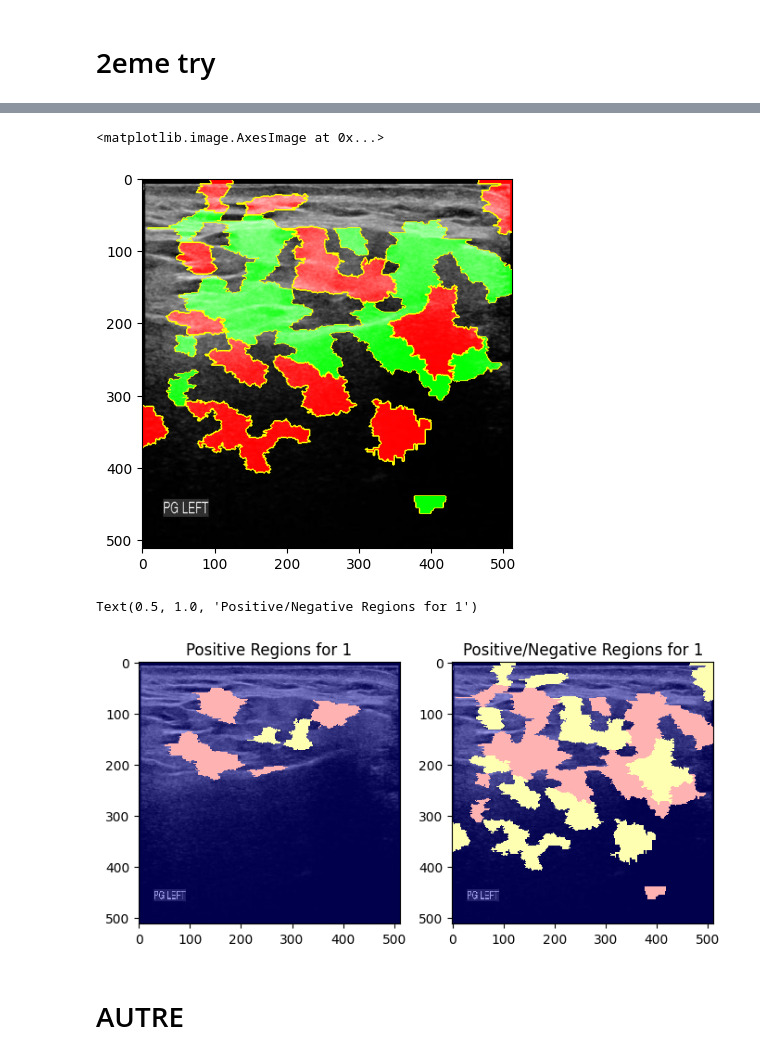
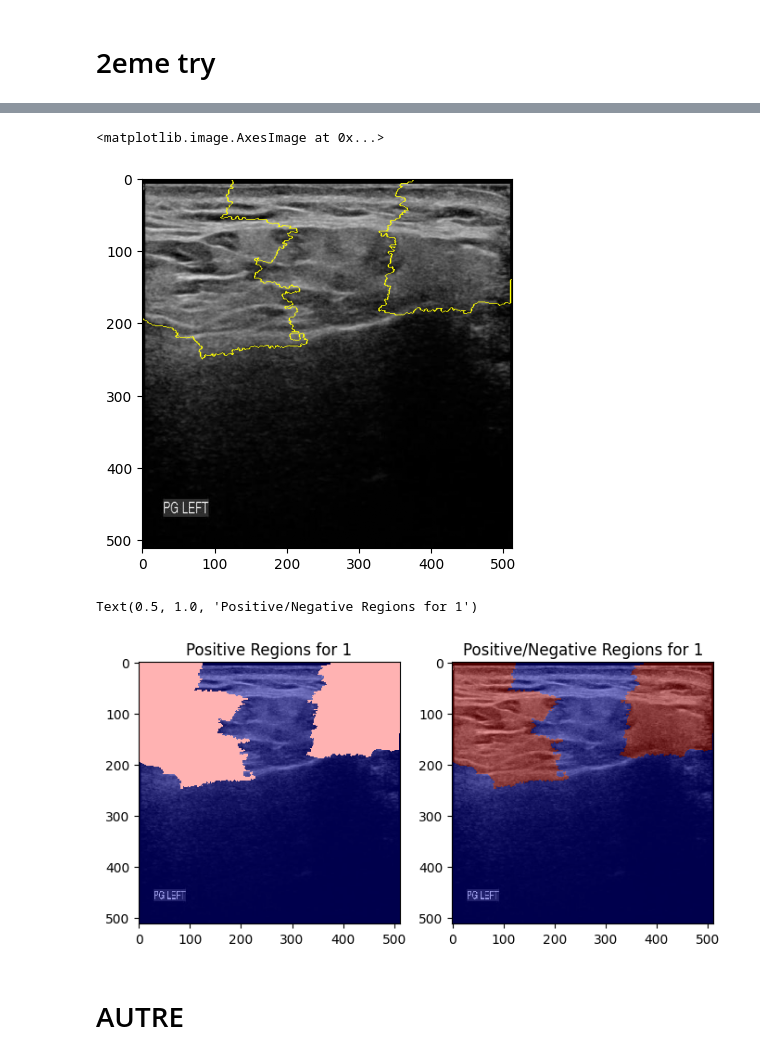
Before and after one commit to nou321/PFE_Nour, a Jupyter notebook: Lime_Method.ipynb, the cells around one changed output, grey strips where cells are left out. Drawn from its saved outputs; the diff is of its cells as text; code cells hidden in the pictures.

```diff
--- a/Lime_Method.ipynb
+++ b/Lime_Method.ipynb
@@ -55,9 +55,10 @@ nsj_path='/content/drive/MyDrive/Colab Notebooks/Pfe/3 HarmonicSS benchmark data
 # %% [output]
 Mounted at /content/drive
 # %%
-image1=Image.open("/content/drive/MyDrive/Colab Notebooks/Pfe/3 HarmonicSS benchmark dataset/DATA_(512,512)/augmented_data/sj_aug/sj_distortion/009_(300,20,20)_distortion.jpg")
-image2=Image.open("/content/drive/MyDrive/Colab Notebooks/Pfe/3 HarmonicSS benchmark dataset/DATA_(512,512)/augmented_data/sj_aug/sj_distortion/013_(300,20,20)_distortion.jpg")
-image3=Image.open("/content/drive/MyDrive/Colab Notebooks/Pfe/3 HarmonicSS benchmark dataset/DATA_(512,512)/augmented_data/sj_aug/sj_distortion/020_(300,20,20)_distortion.jpg")
+
+image1=Image.open("/content/drive/MyDrive/Colab Notebooks/Pfe/3 HarmonicSS benchmark dataset/DATA_(512,512)/sj_data/009.jpg")
+image2=Image.open("/content/drive/MyDrive/Colab Notebooks/Pfe/3 HarmonicSS benchmark dataset/DATA_(512,512)/sj_data/013.jpg")
+image3=Image.open("/content/drive/MyDrive/Colab Notebooks/Pfe/3 HarmonicSS benchmark dataset/DATA_(512,512)/sj_data/020.jpg")
 img1=np.array(image1)
 img2=np.array(image2)
 img3=np.array(image3)
@@ -69,9 +70,9 @@ X2 = np.expand_dims(img_tensor2, axis=0)
 img_tensor3 = preprocessing.image.img_to_array(img3)
 X3 = np.expand_dims(img_tensor3, axis=0)
 
-image4=Image.open("/content/drive/MyDrive/Colab Notebooks/Pfe/3 HarmonicSS benchmark dataset/DATA_(512,512)/augmented_data/nsj_aug/nsj_distortion/004_(300,20,20)_distortion.jpg")
-image5=Image.open("/content/drive/MyDrive/Colab Notebooks/Pfe/3 HarmonicSS benchmark dataset/DATA_(512,512)/augmented_data/nsj_aug/nsj_distortion/005_(300,20,20)_distortion.jpg")
-image6=Image.open("/content/drive/MyDrive/Colab Notebooks/Pfe/3 HarmonicSS benchmark dataset/DATA_(512,512)/augmented_data/nsj_aug/nsj_distortion/224_(300,20,20)_distortion.jpg")
+image4=Image.open("/content/drive/MyDrive/Colab Notebooks/Pfe/3 HarmonicSS benchmark dataset/DATA_(512,512)/nsj_data/004.jpg")
+image5=Image.open("/content/drive/MyDrive/Colab Notebooks/Pfe/3 HarmonicSS benchmark dataset/DATA_(512,512)/nsj_data/005.jpg")
+image6=Image.open("/content/drive/MyDrive/Colab Notebooks/Pfe/3 HarmonicSS benchmark dataset/DATA_(512,512)/nsj_data/224.jpg")
 
 img4=np.array(image4)
 img5=np.array(image5)
@@ -104,0 +101,9 @@ img1.shape
+# %%
+pred=model.predict(X1)
+classe= np.where(pred>0.5,1.,0)
+if(classe==1):
+    r=np.argmax([0,0.8])
+    print(r)
+else :
+  r=np.argmax(classe)
+  print(r)
@@ -107,5 +115,7 @@ from skimage.color import rgb2gray,gray2rgb
 def new_predict_fn(images):
     images=rgb2gray(images)
     images = np.expand_dims(images, axis=-1)
-    return model.predict(images)
+    pred=model.predict(images)
+    classe= np.where(pred>0.5,1.,0)
+    return classe
 # %%
@@ -172,7 +182,7 @@ from lime import lime_image
 from sklearn.linear_model import LinearRegression
 from lime.wrappers.scikit_image import SegmentationAlgorithm
 explainer1 = lime_image.LimeImageExplainer(verbose = False)
-segmenter1 = SegmentationAlgorithm('quickshift', kernel_size=4,max_dist=200, ratio=0.2)
+segmenter1 = SegmentationAlgorithm('quickshift', kernel_size=15,max_dist=200, ratio=0.05)
 
-explanation1 = explainer1.explain_instance(gray2rgb(img),new_predict_fn,top_labels=100, hide_color=0, num_samples=10000)
+explanation1 = explainer1.explain_instance(gray2rgb(img),new_predict_fn,top_labels=10, hide_color=0, num_samples=10000,segmentation_fn=segmenter1)
 # %% [output]
@@ -196,20 +206,20 @@ explanation1 = explainer1.explain_instance(gray2rgb(img),new_predict_fn,top_labe
 # %%
-temp, mask = explanation1.get_image_and_mask(explanation1.top_labels[0], positive_only=False, num_features=50 ,hide_rest=False)
+temp, mask = explanation1.get_image_and_mask(explanation1.top_labels[0], positive_only=True, num_features=100 ,hide_rest=False)
 plt.imshow(mark_boundaries(temp, mask))
 # %% [output]
 <matplotlib.image.AxesImage at 0x...>
-[figure, old version]
+[figure, new version]
 # %%
-temp, mask = explanation1.get_image_and_mask(explanation1.top_labels[0], positive_only=False, num_features=50, hide_rest=False, min_weight = 0.01)
+temp, mask = explanation1.get_image_and_mask(explanation1.top_labels[0], positive_only=False, num_features=100, hide_rest=False, min_weight = 0.01)
 fig, (ax1, ax2) = plt.subplots(1,2, figsize = (8, 4))
 ax1.imshow(label2rgb(3-mask,temp, bg_label = 0), interpolation = 'nearest')
 ax1.set_title('Positive Regions for {}'.format(1))
-temp, mask = explanation1.get_image_and_mask(explanation1.top_labels[0], positive_only=False, num_features=50, hide_rest=False, min_weight = 0.001)
+temp, mask = explanation1.get_image_and_mask(explanation1.top_labels[0], positive_only=True, num_features=100, hide_rest=False, min_weight = 0.01)
 ax2.imshow(label2rgb(3-mask,temp, bg_label = 0), interpolation = 'nearest')
 ax2.set_title('Positive/Negative Regions for {}'.format(1))
 # %% [output]
 Text(0.5, 1.0, 'Positive/Negative Regions for 1')
-[figure, old version]
+[figure, new version]
 # %% [markdown]
 # AUTRE
 # %%
```
Also changed, not shown: parts of 11 cells of this notebook.
